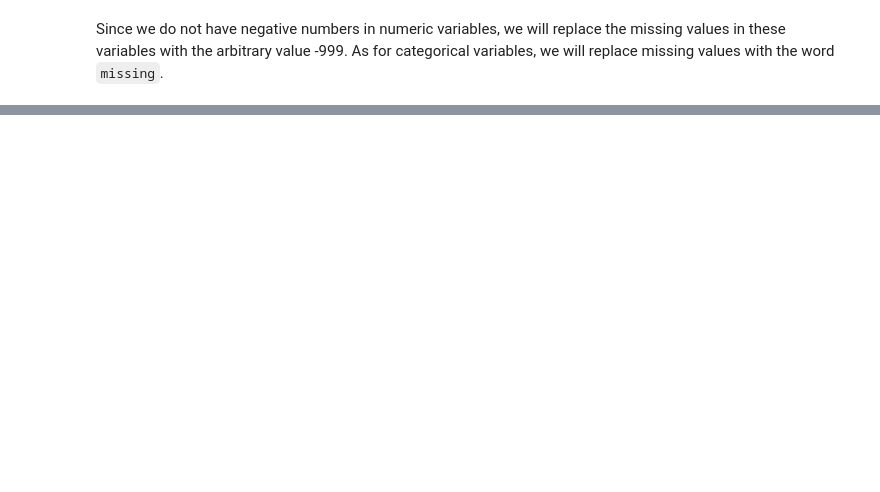
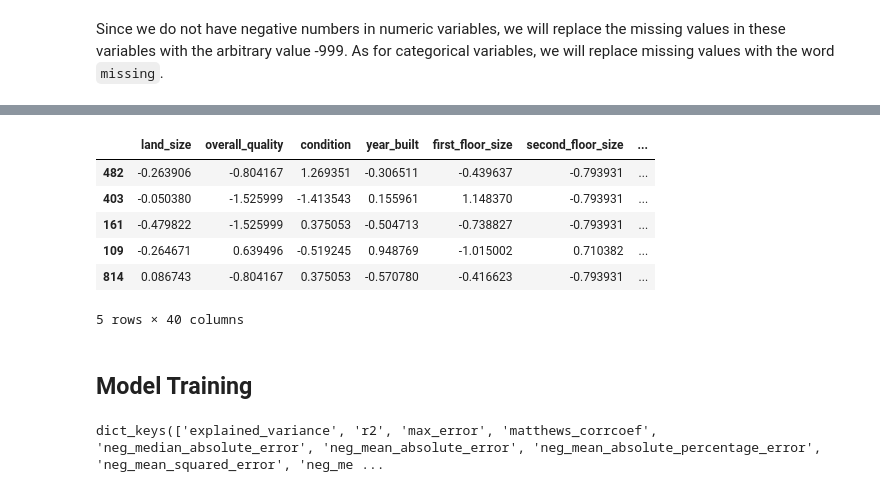
Before and after one commit to DellaCortef/supervised-learning-regression-reference, a Jupyter notebook: regression-II/regression-modeling.ipynb, the cells around one changed output, grey strips where cells are left out. Saved outputs shown, nothing was run; the diff lists cells and outputs as text; code cells hidden in the pictures; blank space fills up the shorter version.

```diff
--- a/regression-II/regression-modeling.ipynb
+++ b/regression-II/regression-modeling.ipynb
@@ -97,0 +250,12 @@ Since we do not have negative numbers in numeric variables, we will replace the
+# %%
+data_linear_pipe.fit_transform(X_train).head()
+# %% [output]
+|  | land_size | overall_quality | condition | year_built | first_floor_size | second_floor_size | ... |
+| 482 | -0.263906 | -0.804167 | 1.269351 | -0.306511 | -0.439637 | -0.793931 | ... |
+| 403 | -0.050380 | -1.525999 | -1.413543 | 0.155961 | 1.148370 | -0.793931 | ... |
+| 161 | -0.479822 | -1.525999 | 0.375053 | -0.504713 | -0.738827 | -0.793931 | ... |
+| 109 | -0.264671 | 0.639496 | -0.519245 | 0.948769 | -1.015002 | 0.710382 | ... |
+| 814 | 0.086743 | -0.804167 | 0.375053 | -0.570780 | -0.416623 | -0.793931 | ... |
+5 rows × 40 columns
+# %% [markdown]
+## Model Training
@@ -97,0 +271,5 @@ Since we do not have negative numbers in numeric variables, we will replace the
+# %%
+# To view the metrics available for cross_val_score
+print(sklearn.metrics.SCORERS.keys())
+# %% [output]
+dict_keys(['explained_variance', 'r2', 'max_error', 'matthews_corrcoef', 'neg_median_absolute_error', 'neg_mean_absolute_error', 'neg_mean_absolute_percentage_error', 'neg_mean_squared_error', 'neg_me ...
```
Also changed, not shown: parts of 22 cells of this notebook, 4 other files.
